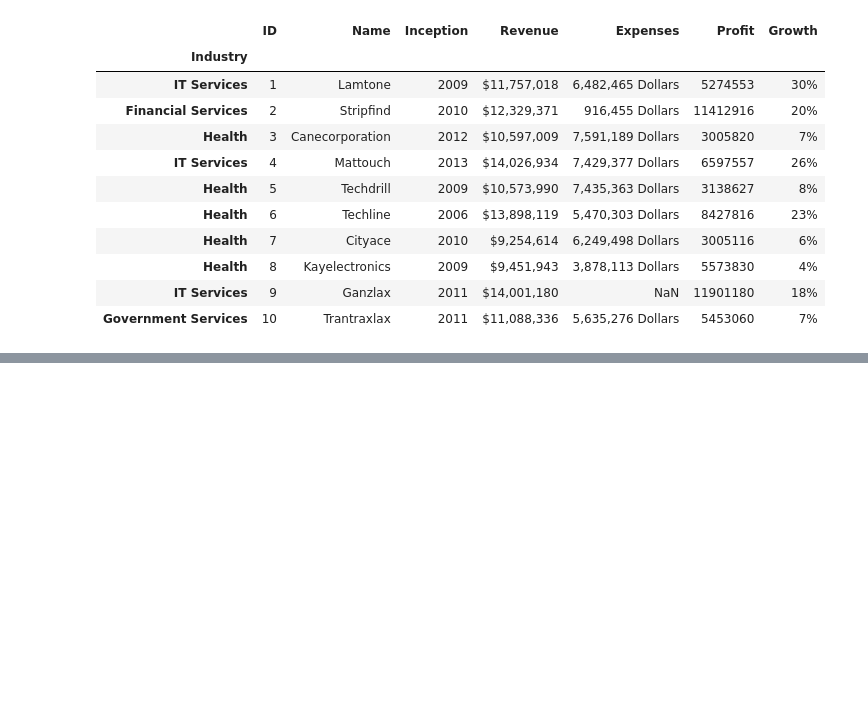
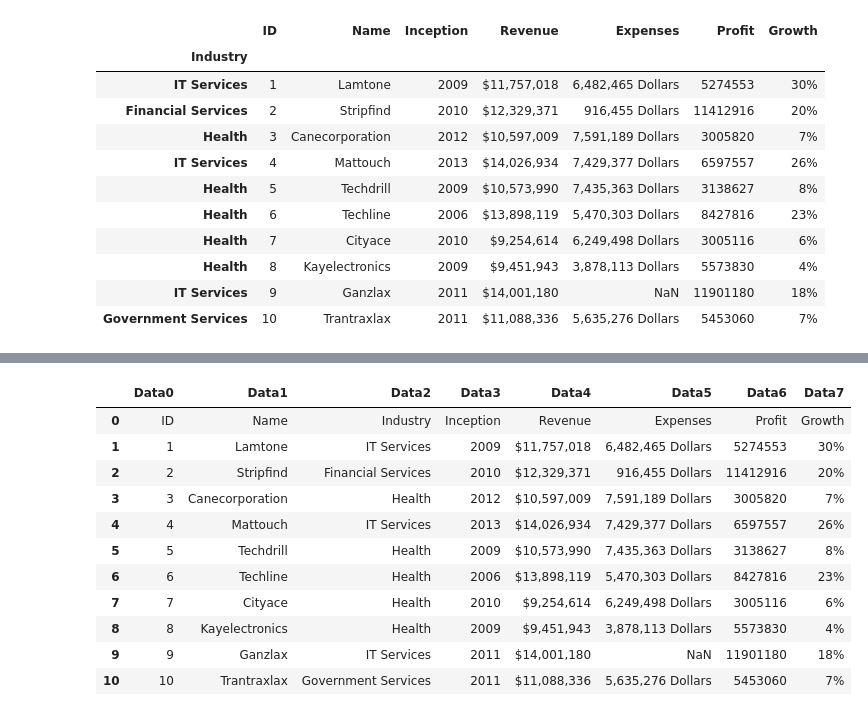
Before and after one commit to shuvookd/Machine_Learning, a Jupyter notebook: Pandas.ipynb, the cells around one changed output, grey strips where cells are left out. Cells and saved outputs as stored; diff of their text form; code cells hidden in the pictures; blank space fills up the shorter version.

```diff
--- a/Pandas.ipynb
+++ b/Pandas.ipynb
@@ -497,0 +530,17 @@ df
+# %%
+# Make a sequence header by addind prefix = 'name'
+df10 = pd.read_csv('/content/Fortune_10.csv', header = None, prefix = 'Data')
+df10
+# %% [output]
+|  | Data0 | Data1 | Data2 | Data3 | Data4 | Data5 | Data6 | Data7 |
+| 0 | ID | Name | Industry | Inception | Revenue | Expenses | Profit | Growth |
+| 1 | 1 | Lamtone | IT Services | 2009 | $11,757,018 | 6,482,465 Dollars | 5274553 | 30% |
+| 2 | 2 | Stripfind | Financial Services | 2010 | $12,329,371 | 916,455 Dollars | 11412916 | 20% |
+| 3 | 3 | Canecorporation | Health | 2012 | $10,597,009 | 7,591,189 Dollars | 3005820 | 7% |
+| 4 | 4 | Mattouch | IT Services | 2013 | $14,026,934 | 7,429,377 Dollars | 6597557 | 26% |
+| 5 | 5 | Techdrill | Health | 2009 | $10,573,990 | 7,435,363 Dollars | 3138627 | 8% |
+| 6 | 6 | Techline | Health | 2006 | $13,898,119 | 5,470,303 Dollars | 8427816 | 23% |
+| 7 | 7 | Cityace | Health | 2010 | $9,254,614 | 6,249,498 Dollars | 3005116 | 6% |
+| 8 | 8 | Kayelectronics | Health | 2009 | $9,451,943 | 3,878,113 Dollars | 5573830 | 4% |
+| 9 | 9 | Ganzlax | IT Services | 2011 | $14,001,180 | NaN | 11901180 | 18% |
+| 10 | 10 | Trantraxlax | Government Services | 2011 | $11,088,336 | 5,635,276 Dollars | 5453060 | 7% |
```
Also changed, not shown: parts of 22 cells of this notebook.
